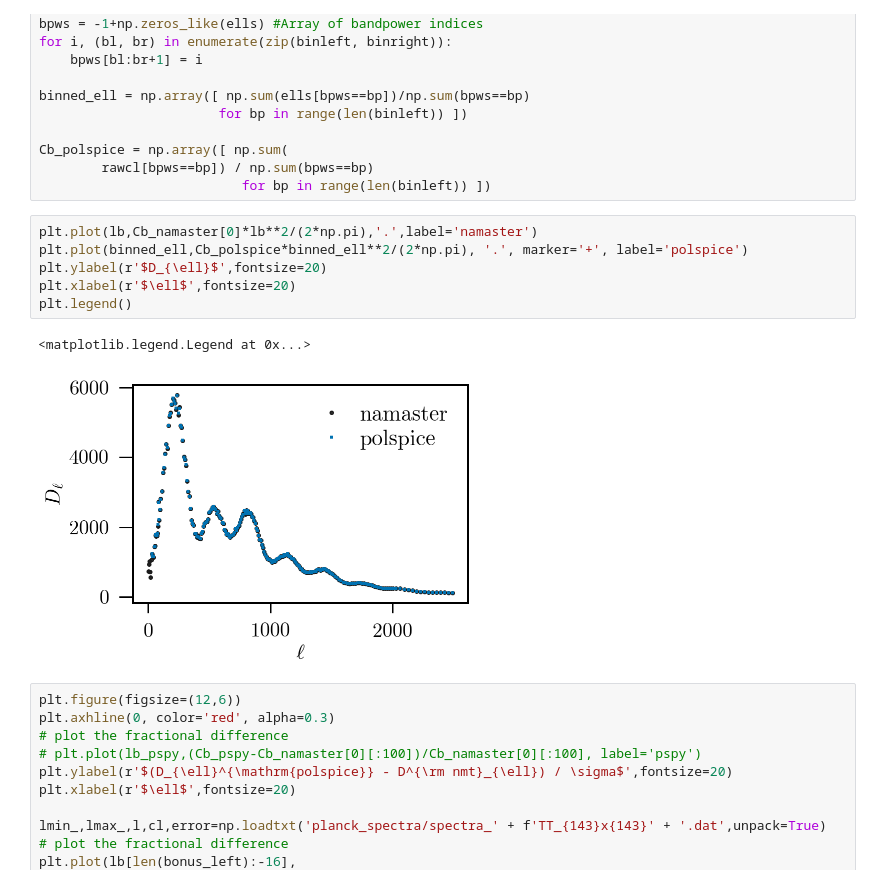
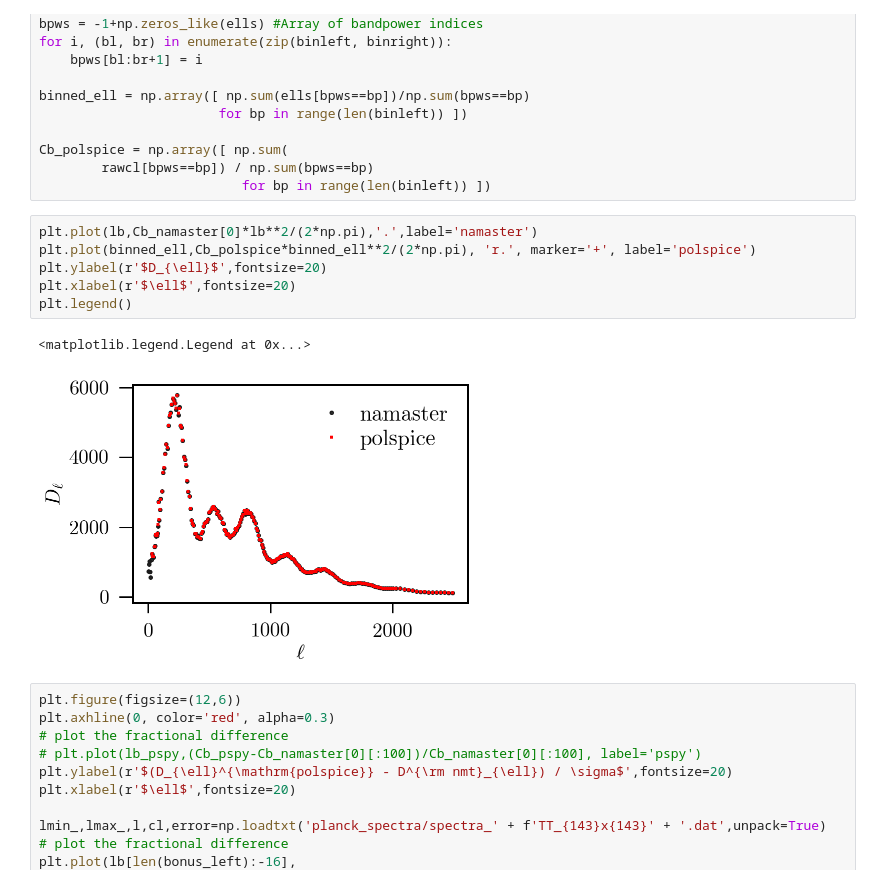
Before and after one commit to xzackli/PSpipe, a Jupyter notebook: project/Planck/Example 3. Spice Test.ipynb, the cells around one changed output. Saved outputs shown, nothing was run; the diff lists cells and outputs as text.

```diff
--- a/project/Planck/Example 3. Spice Test.ipynb
+++ b/project/Planck/Example 3. Spice Test.ipynb
@@ -151,13 +151,13 @@ Cb_polspice = np.array([ np.sum(
                           for bp in range(len(binleft)) ])
 # %%
 plt.plot(lb,Cb_namaster[0]*lb**2/(2*np.pi),'.',label='namaster')
-plt.plot(binned_ell,Cb_polspice*binned_ell**2/(2*np.pi), '.', marker='+', label='polspice')
+plt.plot(binned_ell,Cb_polspice*binned_ell**2/(2*np.pi), 'r.', marker='+', label='polspice')
 plt.ylabel(r'$D_{\ell}$',fontsize=20)
 plt.xlabel(r'$\ell$',fontsize=20)
 plt.legend()
 # %% [output]
 <matplotlib.legend.Legend at 0x...>
-[figure, old version]
+[figure, new version]
 # %%
 plt.figure(figsize=(12,6))
 plt.axhline(0, color='red', alpha=0.3)
```
Also changed, not shown: 5 other files.
